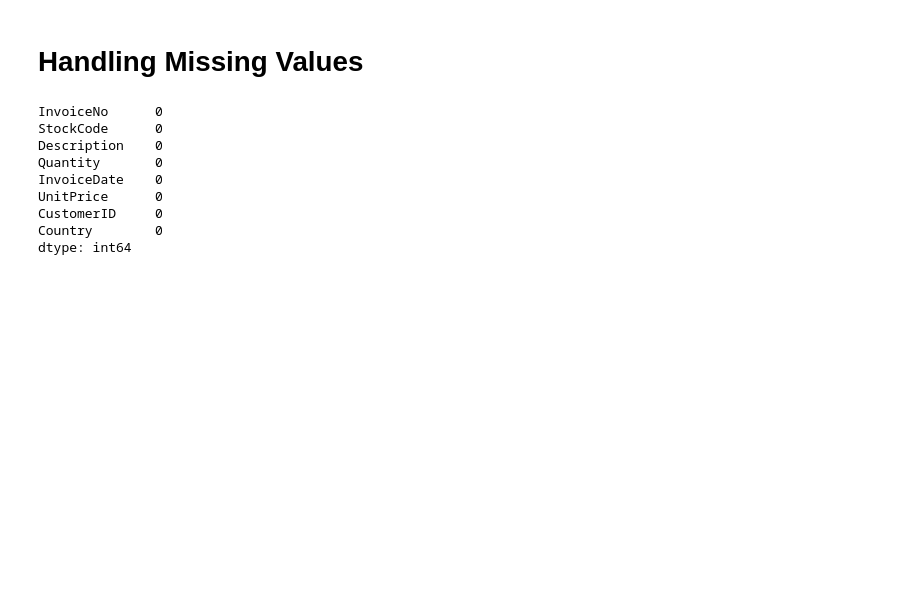
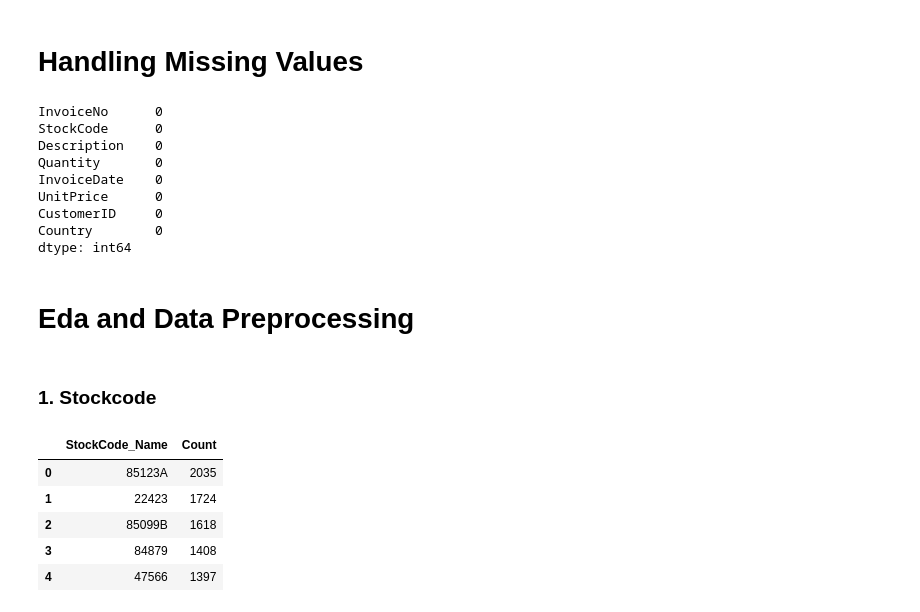
Before and after one commit to Deven876/Customer-Segmentation, a Jupyter notebook: Customer_Segmentation.ipynb, the cells around one changed output. Drawn from its saved outputs; the diff is of its cells as text; code cells hidden in the pictures; blank space fills up the shorter version.

```diff
--- a/Customer_Segmentation.ipynb
+++ b/Customer_Segmentation.ipynb
@@ -174,3 +176,19 @@ UnitPrice      0
 CustomerID     0
 Country        0
 dtype: int64
+# %% [markdown]
+# **Eda and Data Preprocessing**
+# %% [markdown]
+### 1. **Stockcode**
+# %%
+Stockcode_data=data['StockCode'].value_counts().reset_index()
+Stockcode_data.rename(columns={'index': 'StockCode_Name'}, inplace=True)
+Stockcode_data.rename(columns={'StockCode': 'Count'}, inplace=True)
+Stockcode_data.head()
+# %% [output]
+|  | StockCode_Name | Count |
+| 0 | 85123A | 2035 |
+| 1 | 22423 | 1724 |
+| 2 | 85099B | 1618 |
+| 3 | 84879 | 1408 |
+| 4 | 47566 | 1397 |
```
Also changed, not shown: parts of 5 cells of this notebook.
